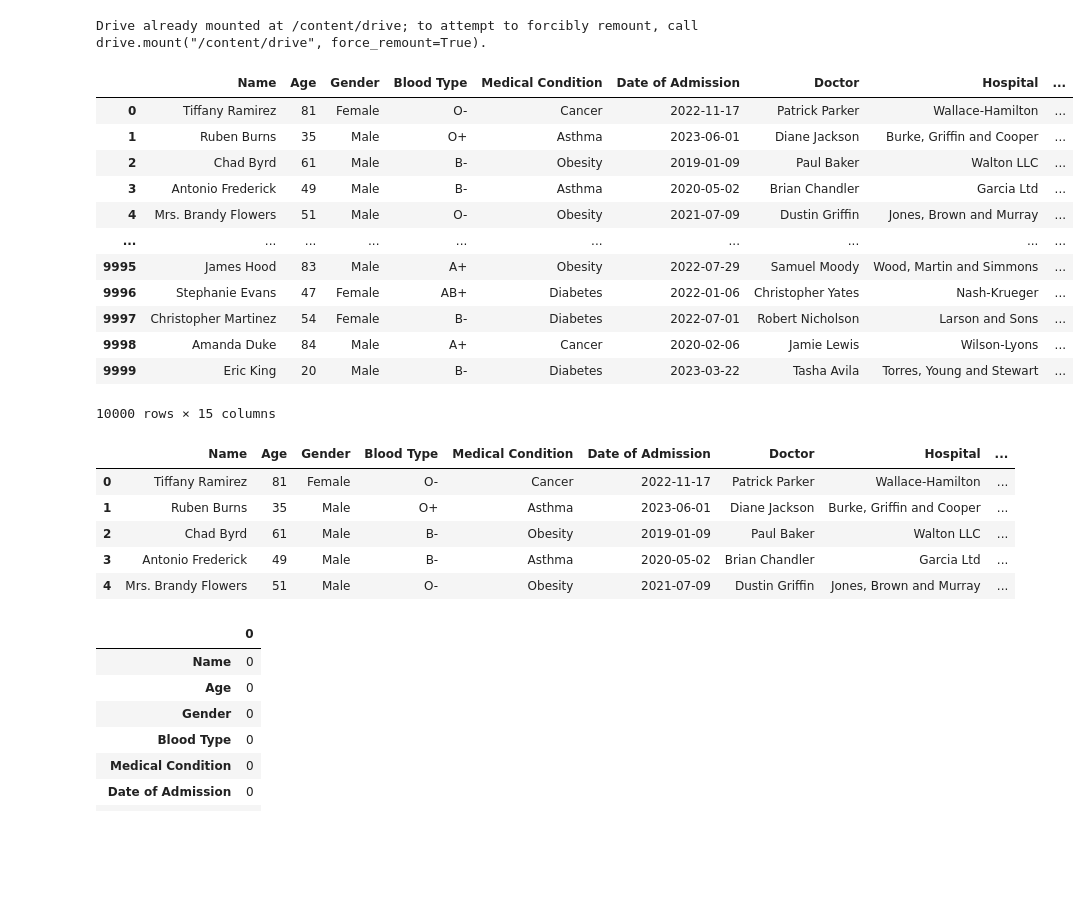
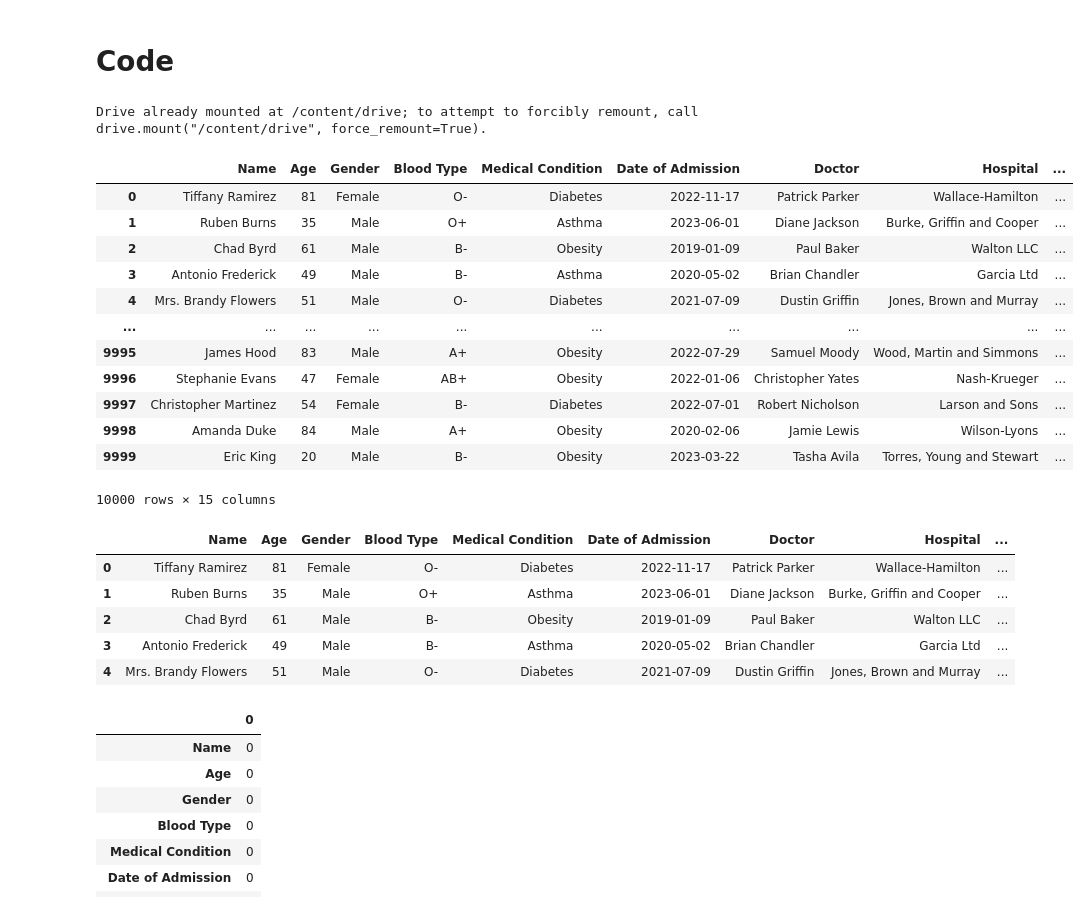
Before and after one commit to Nagarjun-CS/Health_Care_Bill_Prediction, a Jupyter notebook: Health_Care_Bill_Prediction.ipynb, the cells around one changed output. Saved outputs shown, nothing was run; the diff lists cells and outputs as text; code cells hidden in the pictures; blank space fills up the shorter version.

```diff
--- a/Health_Care_Bill_Prediction.ipynb
+++ b/Health_Care_Bill_Prediction.ipynb
@@ -3,3 +22,5 @@
+# %% [markdown]
+# **Code**
 # %%
 from google.colab import drive
 drive.mount('/content/drive')
@@ -32,21 +53,21 @@ import statsmodels.api as sm
 from sklearn.metrics import mean_squared_error
 from sklearn.metrics import mean_absolute_error
 # %%
-Dataset = pd.read_excel("/content/drive/MyDrive/Data Analysis Projects/healthcare_dataset.xlsx")
+Dataset = pd.read_excel("/content/drive/MyDrive/Data Analysis Projects/new_Data.xlsx")
 Dataset
 # %% [output]
 |  | Name | Age | Gender | Blood Type | Medical Condition | Date of Admission | Doctor | Hospital | ... |
-| 0 | Tiffany Ramirez | 81 | Female | O- | Cancer | 2022-11-17 | Patrick Parker | Wallace-Hamilton | ... |
+| 0 | Tiffany Ramirez | 81 | Female | O- | Diabetes | 2022-11-17 | Patrick Parker | Wallace-Hamilton | ... |
 | 1 | Ruben Burns | 35 | Male | O+ | Asthma | 2023-06-01 | Diane Jackson | Burke, Griffin and Cooper | ... |
 | 2 | Chad Byrd | 61 | Male | B- | Obesity | 2019-01-09 | Paul Baker | Walton LLC | ... |
 | 3 | Antonio Frederick | 49 | Male | B- | Asthma | 2020-05-02 | Brian Chandler | Garcia Ltd | ... |
-| 4 | Mrs. Brandy Flowers | 51 | Male | O- | Obesity | 2021-07-09 | Dustin Griffin | Jones, Brown and Murray | ... |
+| 4 | Mrs. Brandy Flowers | 51 | Male | O- | Diabetes | 2021-07-09 | Dustin Griffin | Jones, Brown and Murray | ... |
 | ... | ... | ... | ... | ... | ... | ... | ... | ... | ... |
 | 9995 | James Hood | 83 | Male | A+ | Obesity | 2022-07-29 | Samuel Moody | Wood, Martin and Simmons | ... |
-| 9996 | Stephanie Evans | 47 | Female | AB+ | Diabetes | 2022-01-06 | Christopher Yates | Nash-Krueger | ... |
+| 9996 | Stephanie Evans | 47 | Female | AB+ | Obesity | 2022-01-06 | Christopher Yates | Nash-Krueger | ... |
 | 9997 | Christopher Martinez | 54 | Female | B- | Diabetes | 2022-07-01 | Robert Nicholson | Larson and Sons | ... |
-| 9998 | Amanda Duke | 84 | Male | A+ | Cancer | 2020-02-06 | Jamie Lewis | Wilson-Lyons | ... |
-| 9999 | Eric King | 20 | Male | B- | Diabetes | 2023-03-22 | Tasha Avila | Torres, Young and Stewart | ... |
+| 9998 | Amanda Duke | 84 | Male | A+ | Obesity | 2020-02-06 | Jamie Lewis | Wilson-Lyons | ... |
+| 9999 | Eric King | 20 | Male | B- | Obesity | 2023-03-22 | Tasha Avila | Torres, Young and Stewart | ... |
 10000 rows × 15 columns
 # %%
 healthCareData = Dataset.copy()
@@ -54,11 +75,11 @@ healthCareData = Dataset.copy()
 healthCareData.head()
 # %% [output]
 |  | Name | Age | Gender | Blood Type | Medical Condition | Date of Admission | Doctor | Hospital | ... |
-| 0 | Tiffany Ramirez | 81 | Female | O- | Cancer | 2022-11-17 | Patrick Parker | Wallace-Hamilton | ... |
+| 0 | Tiffany Ramirez | 81 | Female | O- | Diabetes | 2022-11-17 | Patrick Parker | Wallace-Hamilton | ... |
 | 1 | Ruben Burns | 35 | Male | O+ | Asthma | 2023-06-01 | Diane Jackson | Burke, Griffin and Cooper | ... |
 | 2 | Chad Byrd | 61 | Male | B- | Obesity | 2019-01-09 | Paul Baker | Walton LLC | ... |
 | 3 | Antonio Frederick | 49 | Male | B- | Asthma | 2020-05-02 | Brian Chandler | Garcia Ltd | ... |
-| 4 | Mrs. Brandy Flowers | 51 | Male | O- | Obesity | 2021-07-09 | Dustin Griffin | Jones, Brown and Murray | ... |
+| 4 | Mrs. Brandy Flowers | 51 | Male | O- | Diabetes | 2021-07-09 | Dustin Griffin | Jones, Brown and Murray | ... |
 # %%
 healthCareData.isnull().sum()
 # %% [output]
```
Also changed, not shown: parts of 37 cells of this notebook.
